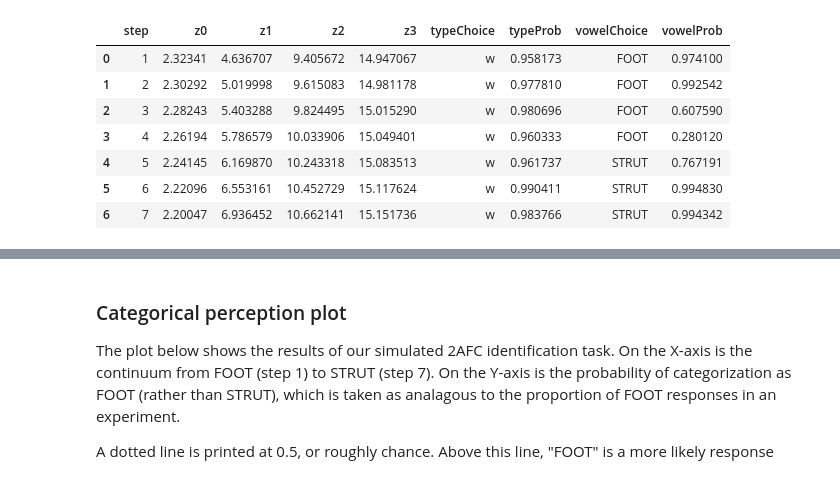
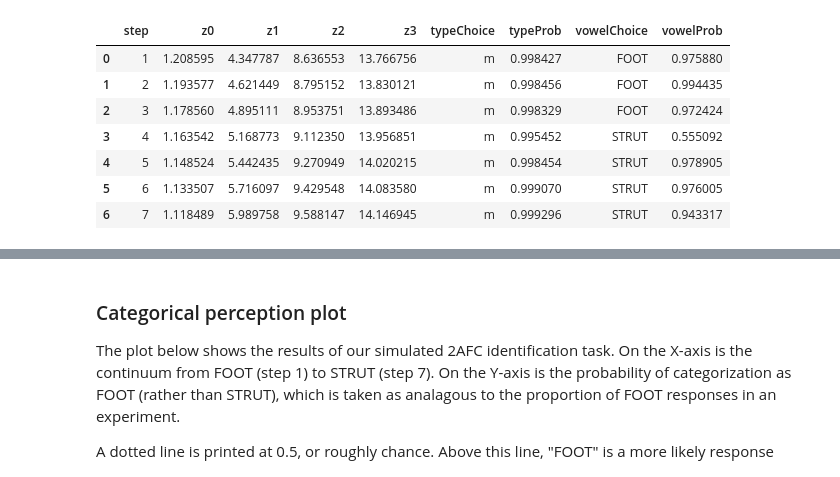
Before and after one commit to emilyremirez/ExemPy, a Jupyter notebook: ExemPy-ForcedChoice.ipynb, the cells around one changed output, grey strips where cells are left out. Cells and saved outputs as stored; diff of their text form; code cells hidden in the pictures.

```diff
--- a/ExemPy-ForcedChoice.ipynb
+++ b/ExemPy-ForcedChoice.ipynb
@@ -77,9 +86,14 @@ Type 'w' formant averages (Bark) by vowel:
 # %%
-start = {"type" : "w", "vowel" : "FOOT"}      # Step 1
-end = {"type" : "w", "vowel" : "STRUT"}         # Step n
-terms = {"vowel" : ["FOOT", "STRUT"]}        # Two alternatives
-steps = 7                                 # Number of steps in continuum
+start = {"type" : "m", "vowel" : "FOOT"}      # Step 1
+end = {"type" : "m", "vowel" : "STRUT"}      # Step n
+steps = 7      # Number of steps in continuum
 
-cont = continuum(datasumm, start, end, dimslist, steps, stimdetails = True)
-cont
+mcont = continuum(datasumm,      # dataframe for starting values
+                 start,
+                 end,
+                 dimslist,
+                 steps,
+                 stimdetails = True      # Print details of the endpoints
+                )
+mcont
 # %% [output]
@@ -132,27 +147,22 @@ This makes the analysis of the curves below kind of irrelevant, but I'm not read
 # %%
-dimsvals = {'z0' : 1,
-            'z1' : .761,
-            'z2' : .681,
-            'z3' : .407}
-dimslist = list(dimsvals.keys())
-catslist = ['type','vowel']           # man, woman, or child; lexical set notation
-cval = 25
-
-excloud = pb52.copy()
-
-
 terms = {"vowel" : ["FOOT", "STRUT"]}
 # %%
-# forced coice on
-
-choices_cont = multicat(cont, excloud.copy(), catslist, dimsvals, cval, exclude_self = True, N = 1, fc = terms)
-choices_cont
+choices_mcont = multicat(
+    mcont,
+    excloud,
+    catslist,
+    dimsvals,
+    cval,
+    exclude_self = True,
+    N = 1,
+    fc = terms)
+choices_mcont
 # %% [output]
 |  | step | z0 | z1 | z2 | z3 | typeChoice | typeProb | vowelChoice | vowelProb |
-| 0 | 1 | 2.32341 | 4.636707 | 9.405672 | 14.947067 | w | 0.958173 | FOOT | 0.974100 |
-| 1 | 2 | 2.30292 | 5.019998 | 9.615083 | 14.981178 | w | 0.977810 | FOOT | 0.992542 |
-| 2 | 3 | 2.28243 | 5.403288 | 9.824495 | 15.015290 | w | 0.980696 | FOOT | 0.607590 |
-| 3 | 4 | 2.26194 | 5.786579 | 10.033906 | 15.049401 | w | 0.960333 | FOOT | 0.280120 |
-| 4 | 5 | 2.24145 | 6.169870 | 10.243318 | 15.083513 | w | 0.961737 | STRUT | 0.767191 |
-| 5 | 6 | 2.22096 | 6.553161 | 10.452729 | 15.117624 | w | 0.990411 | STRUT | 0.994830 |
-| 6 | 7 | 2.20047 | 6.936452 | 10.662141 | 15.151736 | w | 0.983766 | STRUT | 0.994342 |
+| 0 | 1 | 1.208595 | 4.347787 | 8.636553 | 13.766756 | m | 0.998427 | FOOT | 0.975880 |
+| 1 | 2 | 1.193577 | 4.621449 | 8.795152 | 13.830121 | m | 0.998456 | FOOT | 0.994435 |
+| 2 | 3 | 1.178560 | 4.895111 | 8.953751 | 13.893486 | m | 0.998329 | FOOT | 0.972424 |
+| 3 | 4 | 1.163542 | 5.168773 | 9.112350 | 13.956851 | m | 0.995452 | STRUT | 0.555092 |
+| 4 | 5 | 1.148524 | 5.442435 | 9.270949 | 14.020215 | m | 0.998454 | STRUT | 0.978905 |
+| 5 | 6 | 1.133507 | 5.716097 | 9.429548 | 14.083580 | m | 0.999070 | STRUT | 0.976005 |
+| 6 | 7 | 1.118489 | 5.989758 | 9.588147 | 14.146945 | m | 0.999296 | STRUT | 0.943317 |
```
Also changed, not shown: parts of 25 cells of this notebook, 1 other file.
